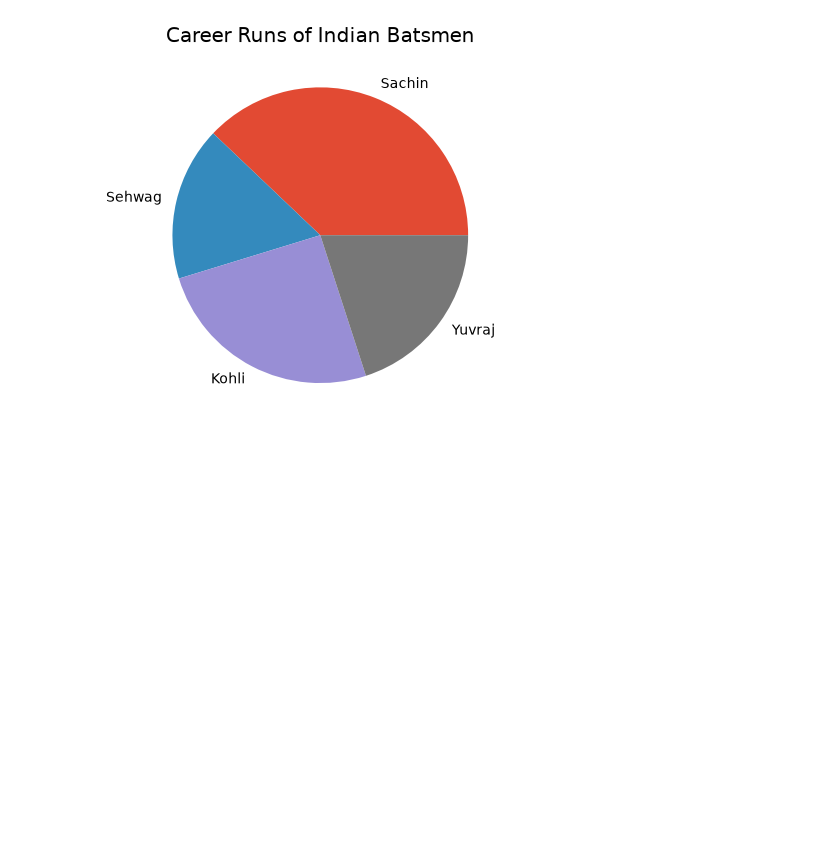
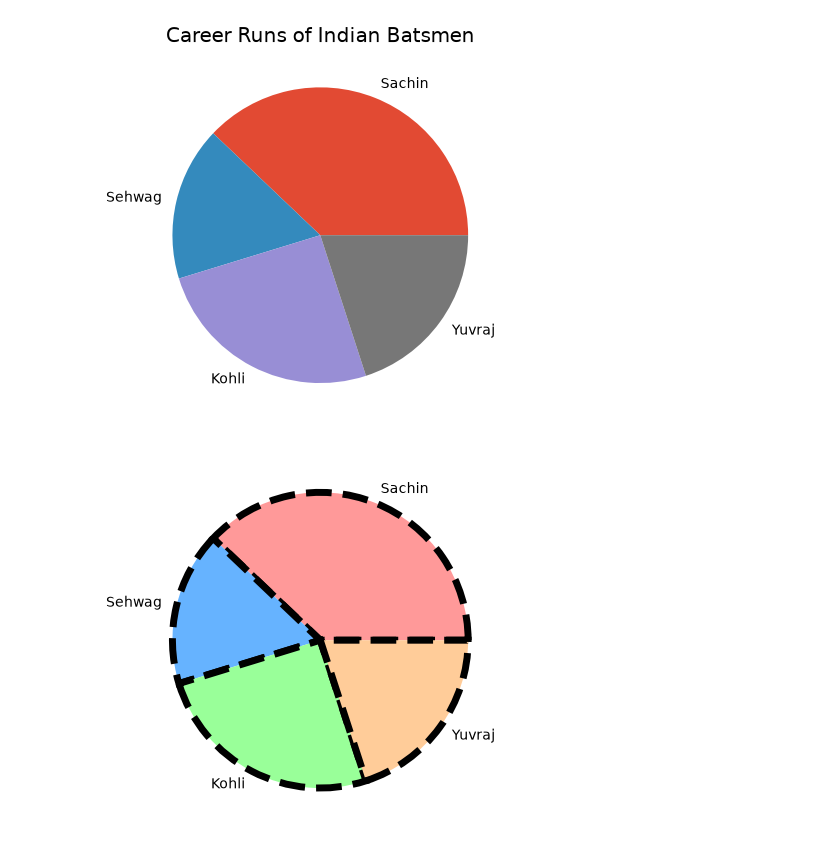
Before and after one commit to AtharvBorkar/Data-Science-Files, a Jupyter notebook: Shreya/Data Visualization using Matplotlib and Seaborn/pie Charts.ipynb, the cells around one changed output. Saved outputs shown, nothing was run; the diff lists cells and outputs as text; code cells hidden in the pictures; blank space fills up the shorter version.

Commit message:
added new file pie charts

```diff
--- a/Shreya/Data Visualization using Matplotlib and Seaborn/pie Charts.ipynb
+++ b/Shreya/Data Visualization using Matplotlib and Seaborn/pie Charts.ipynb
@@ -14,5 +14,12 @@ plt.show()
 [figure]
 # %%
 colors = ['#ff9999','#66b3ff','#99ff99','#ffcc99']
-plt.pie(runs, labels=labels, colors=colors)
+plt.pie(
+    runs,
+    labels=labels,
+    colors=colors,
+    wedgeprops={'edgecolor': 'black', 'linewidth': 5, 'linestyle': '--'}
+)
 plt.show()
+# %% [output]
+[figure, added]
```
